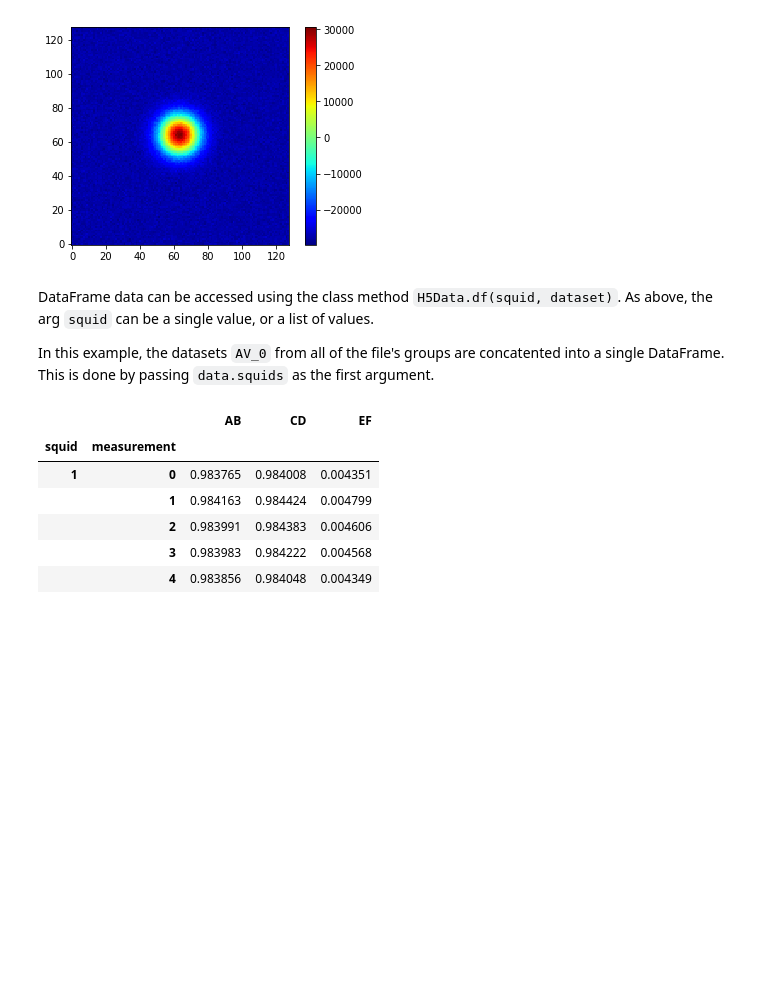
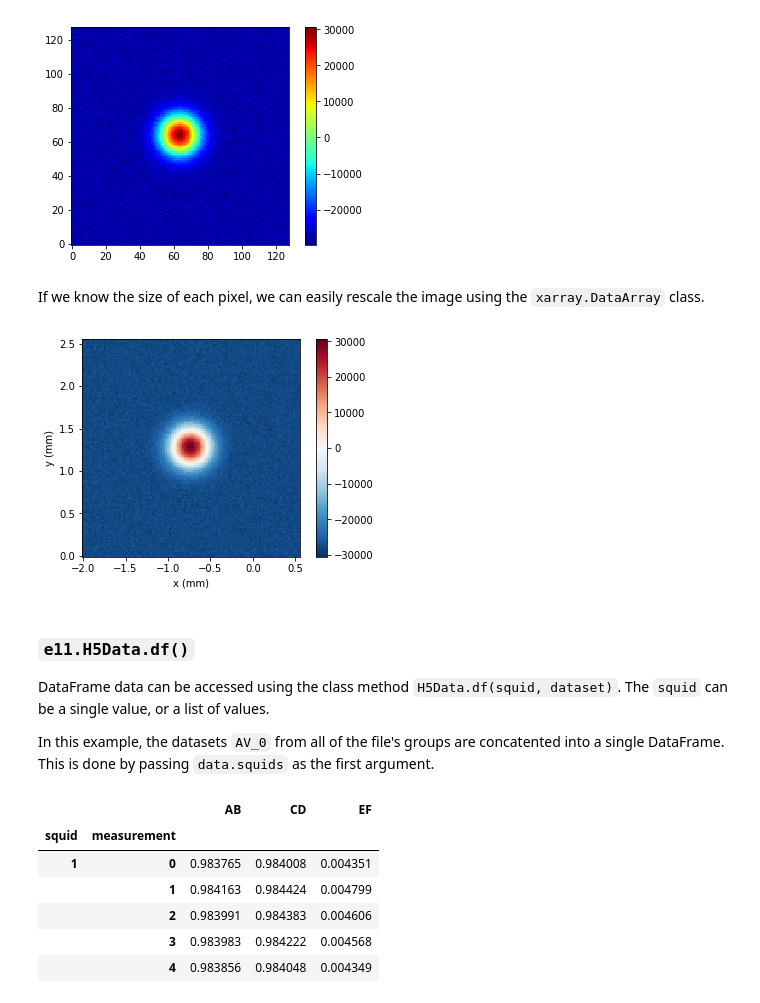
Before and after one commit to ad3ller/e11_analysis, a Jupyter notebook: notebooks/2)_Raw_datasets.ipynb, the cells around one changed output. Drawn from its saved outputs; the diff is of its cells as text; code cells hidden in the pictures; blank space fills up the shorter version.

```diff
--- a/notebooks/2)_Raw_datasets.ipynb
+++ b/notebooks/2)_Raw_datasets.ipynb
@@ -161,8 +205,31 @@ cb = plt.colorbar(image)
 plt.show()
 # %% [output]
 [figure]
+# %% [markdown]
+If we know the size of each pixel, we can easily rescale the image using the `xarray.DataArray` class.
+# %%
+# pixels size in mm
+dx = dy = 0.02
+# origin in mm
+x0, y0 = (2.0, 0.0)
+# data
+nx, ny = np.shape(av_img)
+xvals = np.linspace(0, nx - 1, nx) * dx - x0
+yvals = np.linspace(0, ny - 1, ny) * dy - y0
+da = xr.DataArray(av_img,
+                  coords={"x (mm)":xvals, "y (mm)":yvals},
+                  dims=("x (mm)", "y (mm)"))
+# plot
+fig, ax = plt.subplots()
+da.plot.imshow(ax=ax, x="x (mm)", y="y (mm)")
+ax.set_aspect("equal")
+plt.show()
+# %% [output]
+[figure, added]
 # %% [markdown]
-DataFrame data can be accessed using the class method `H5Data.df(squid, dataset)`.  As above, the arg `squid` can be a single value, or a list of values.
+### `e11.H5Data.df()`
+
+DataFrame data can be accessed using the class method `H5Data.df(squid, dataset)`.  The `squid` can be a single value, or a list of values.
 
 In this example, the datasets `AV_0` from all of the file's groups are concatented into a single DataFrame.  This is done by passing `data.squids` as the first argument.
 # %%
```
Also changed, not shown: parts of 8 cells of this notebook, 2 other files.
